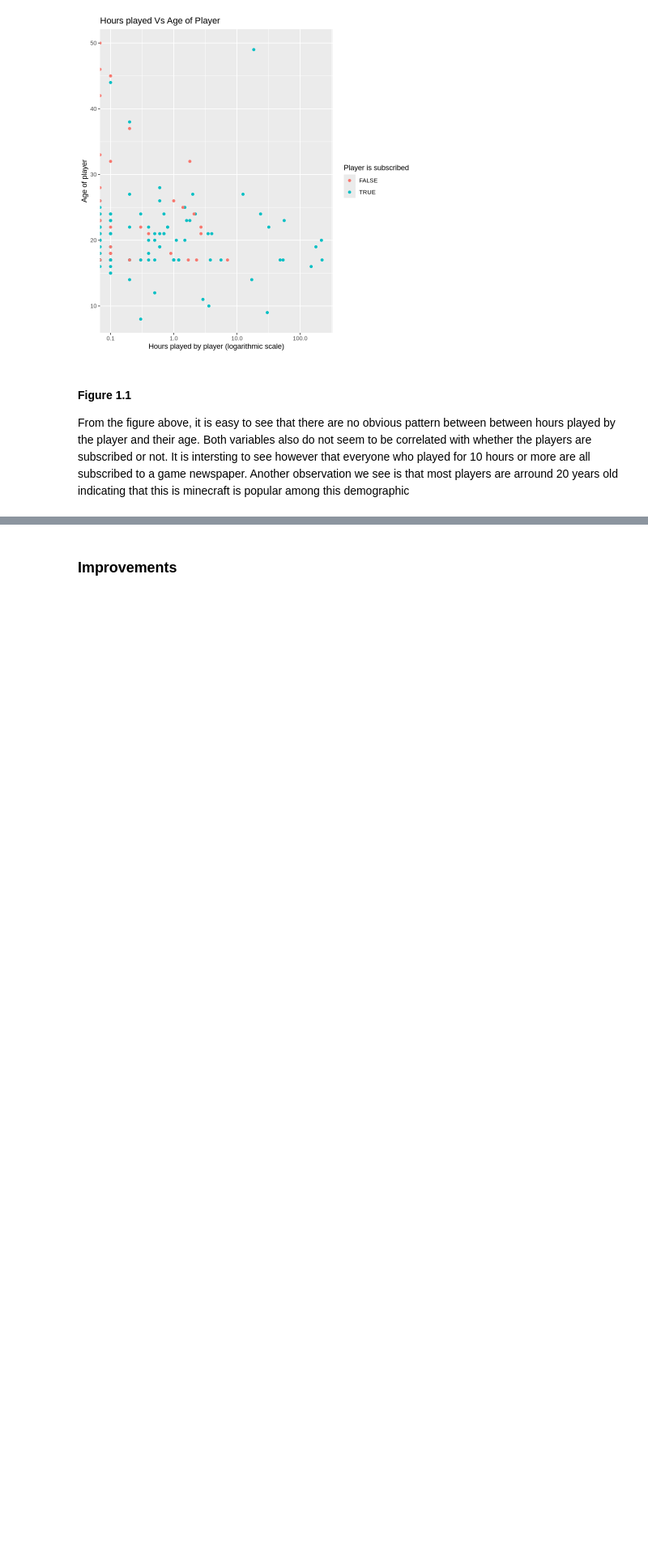
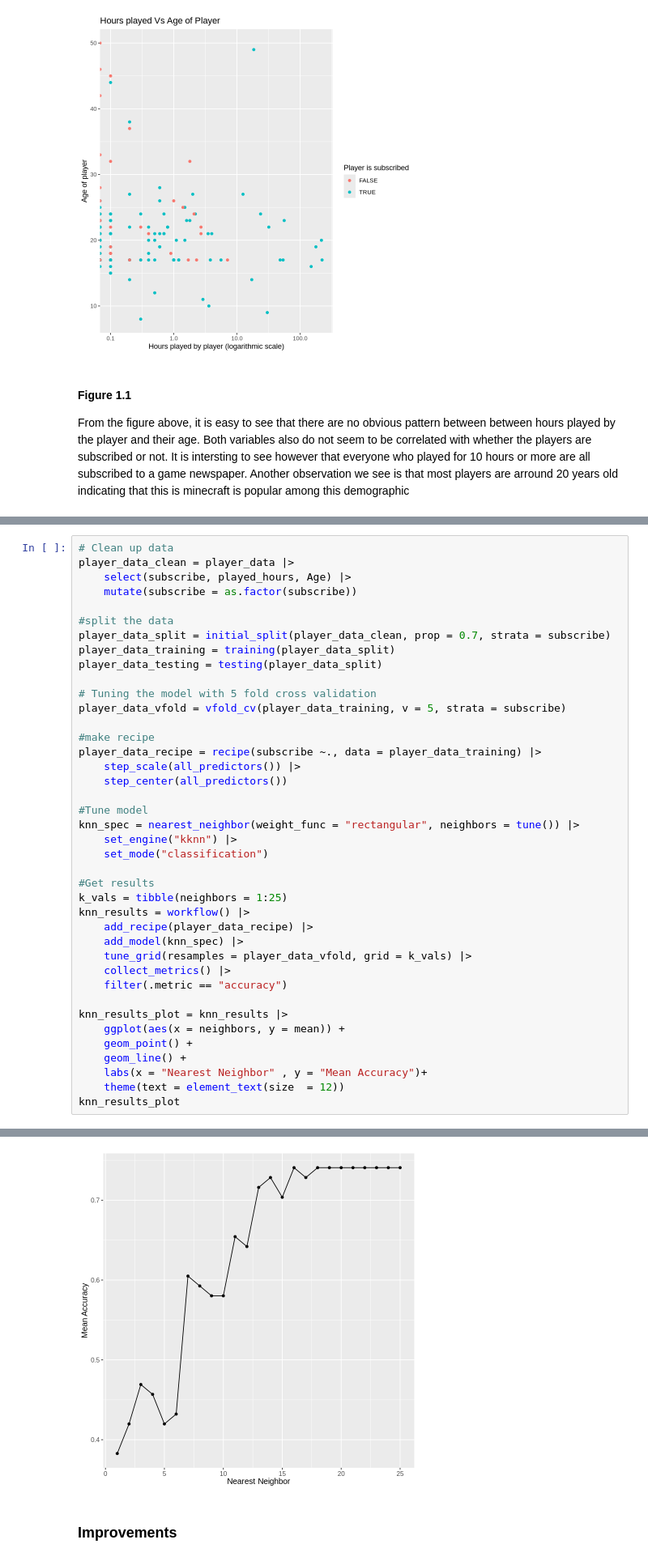
Before and after one commit to GeoffAcabado/DSCI-100-Project, a Jupyter notebook: Main_project.ipynb, the cells around one changed output, grey strips where cells are left out. Shown at 81% size. Saved outputs shown, nothing was run; the diff lists cells and outputs as text; blank space fills up the shorter version.

Commit message:
Tuned Model
I tuned the model today but got a weird accuracy vs k graph. Need further clarification from instructor on how to proceed.

```diff
--- a/Main_project.ipynb
+++ b/Main_project.ipynb
@@ -65,0 +97,41 @@ From the figure above, it is easy to see that there are no obvious pattern betwe
+# %%
+# Clean up data
+player_data_clean = player_data |>
+    select(subscribe, played_hours, Age) |>
+    mutate(subscribe = as.factor(subscribe))
+
+#split the data
+player_data_split = initial_split(player_data_clean, prop = 0.7, strata = subscribe)
+player_data_training = training(player_data_split)
+player_data_testing = testing(player_data_split)
+
+# Tuning the model with 5 fold cross validation
+player_data_vfold = vfold_cv(player_data_training, v = 5, strata = subscribe)
+
+#make recipe
+player_data_recipe = recipe(subscribe ~., data = player_data_training) |>
+    step_scale(all_predictors()) |>
+    step_center(all_predictors())
+
+#Tune model
+knn_spec = nearest_neighbor(weight_func = "rectangular", neighbors = tune()) |>
+    set_engine("kknn") |>
+    set_mode("classification")
+
+#Get results
+k_vals = tibble(neighbors = 1:25)
+knn_results = workflow() |>
+    add_recipe(player_data_recipe) |>
+    add_model(knn_spec) |>
+    tune_grid(resamples = player_data_vfold, grid = k_vals) |>
+    collect_metrics() |>
+    filter(.metric == "accuracy")
+
+knn_results_plot = knn_results |>
+    ggplot(aes(x = neighbors, y = mean)) +
+    geom_point() +
+    geom_line() +
+    labs(x = "Nearest Neighbor" , y = "Mean Accuracy")+
+    theme(text = element_text(size  = 12))
+knn_results_plot
+# %% [output]
@@ -66,3 +158,4 @@ From the figure above, it is easy to see that there are no obvious pattern betwe
+[figure, added]
 # %% [markdown]
 ### Improvements
 # %% [markdown]
```
Also changed, not shown: parts of 6 cells of this notebook.
